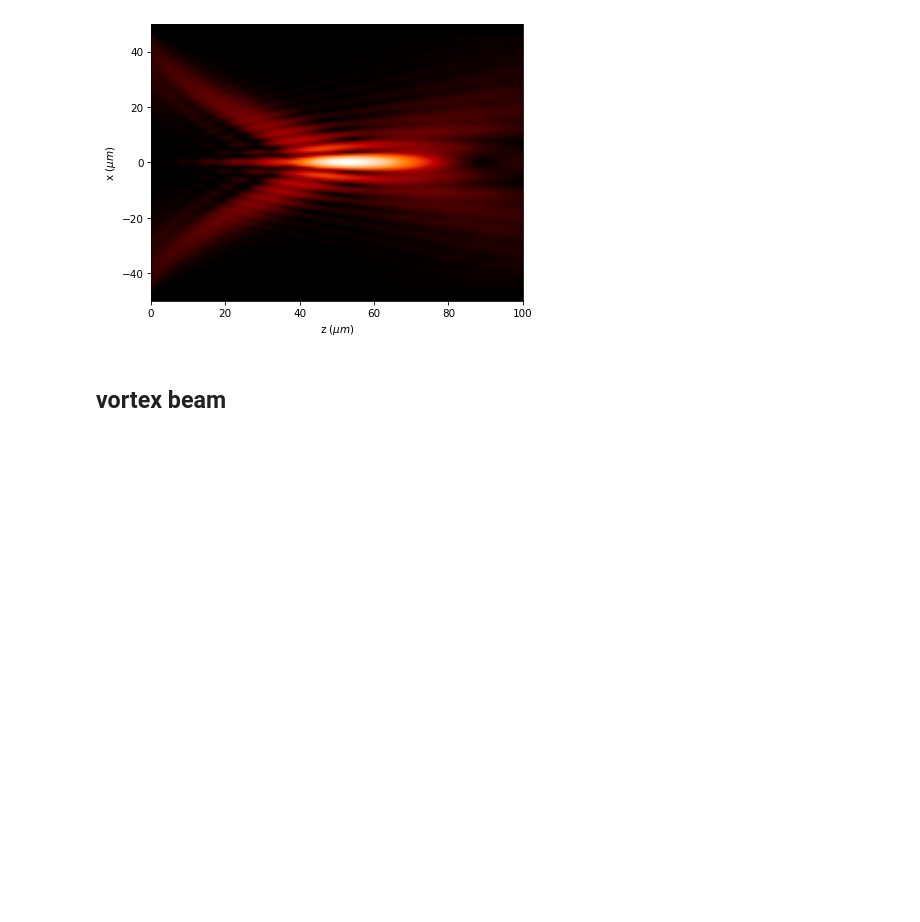
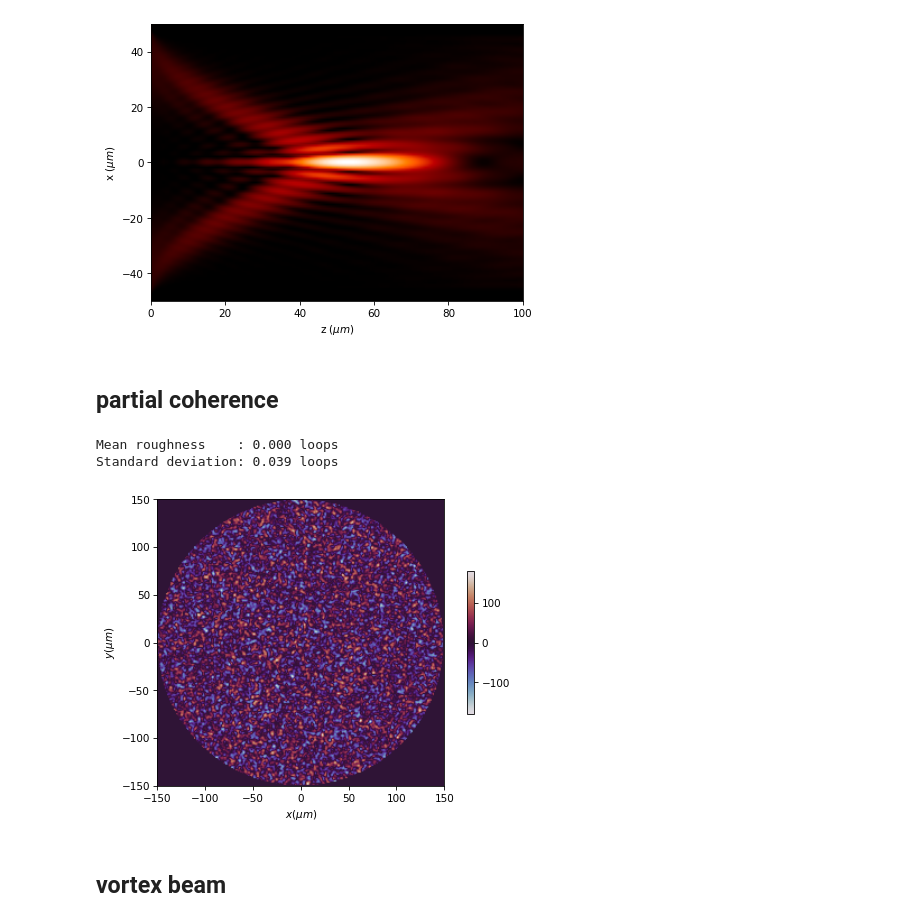
Before and after one commit to optbrea/diffractio, a Jupyter notebook: docs/source/tutorial_scalar/scalar_XY/sources_xy.ipynb, the cells around one changed output. Drawn from its saved outputs; the diff is of its cells as text; code cells hidden in the pictures; blank space fills up the shorter version.

```diff
--- a/docs/source/tutorial_scalar/scalar_XY/sources_xy.ipynb
+++ b/docs/source/tutorial_scalar/scalar_XY/sources_xy.ipynb
@@ -117,6 +117,24 @@ Time = 0.90 s, time/loop = 1.748 ms
 [figure]
 [figure]
 [figure]
+# %% [markdown]
+## partial coherence
+# %%
+x0 = np.linspace(-150 * um, 150 * um, 256)
+y0 = np.linspace(-150 * um, 150 * um, 256)
+z0 = np.linspace(0, 100*um, 512)
+wavelength = 2 * um
+k = 2 * np.pi / wavelength
+
+u0 = Diffractio('scalar', 'source', x=x0, y=y0,wavelength=wavelength)
+u0.plane_wave()
+u0.pupil()
+u0.partial_coherence(lc=wavelength, s=wavelength/8, has_draw=False, verbose=True)
+u0.draw(kind='phase', has_colorbar='vertical', percentage_intensity=0.01)
+# %% [output]
+Mean roughness    : 0.000 loops
+Standard deviation: 0.039 loops
+[figure, added]
 # %% [markdown]
 ## vortex beam
 # %%
```
Also changed, not shown: 4 other files.
